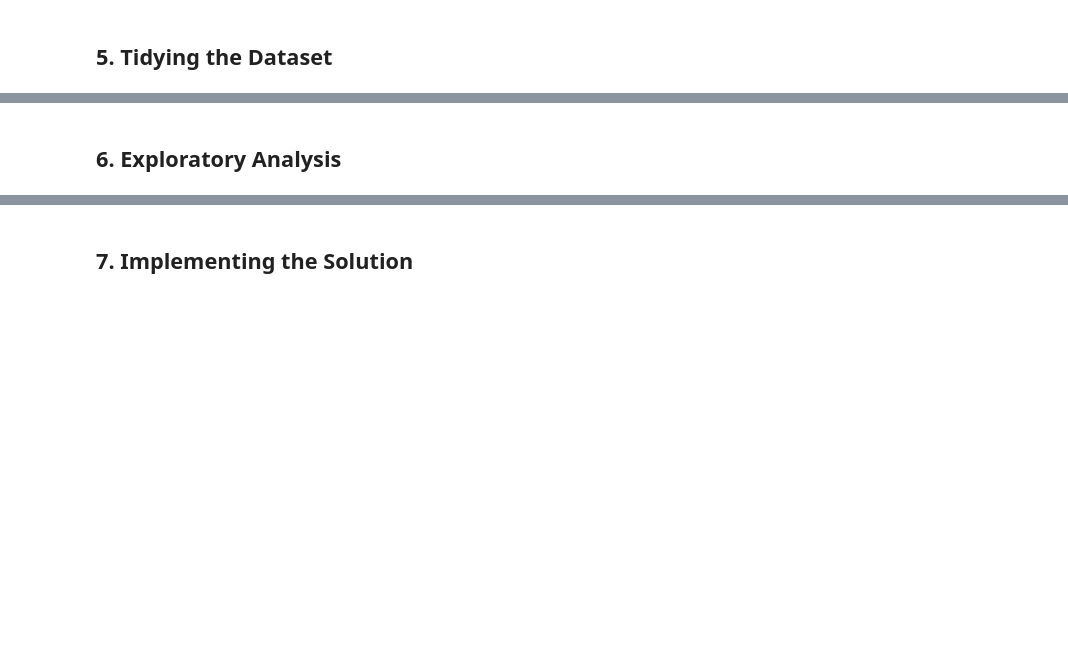
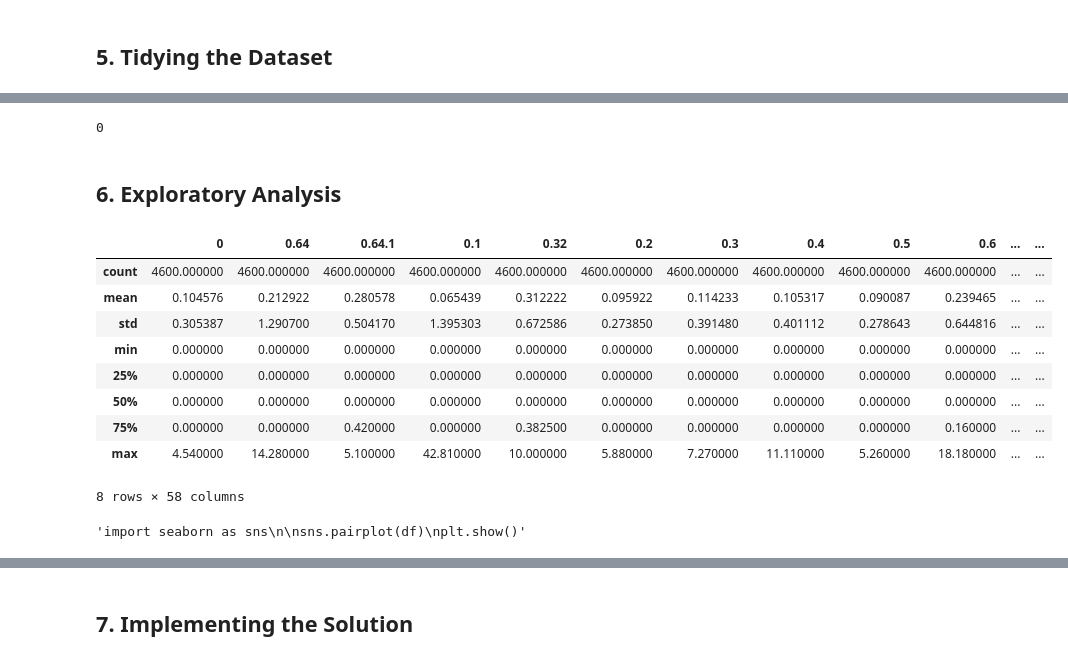
Before and after one commit to whiteroserobot/K-Nearest-Neighbours-KNN--and-naive-bayes--Exploratory-Data-Analysis, a Jupyter notebook: Naive_Bayes_Classifier_Exploratory_Data_Analysis.ipynb, the cells around one changed output, grey strips where cells are left out. Saved outputs shown, nothing was run; the diff lists cells and outputs as text; code cells hidden in the pictures; blank space fills up the shorter version.

```diff
--- a/Naive_Bayes_Classifier_Exploratory_Data_Analysis.ipynb
+++ b/Naive_Bayes_Classifier_Exploratory_Data_Analysis.ipynb
@@ -68,5 +192,31 @@ An example would be suppose that you're working with a dataset on the population
+# %%
+# confirming no missing values
+
+df.isnull().sum().sum()
+# %% [output]
+0
 # %% [markdown]
 ## 6. Exploratory Analysis
 # %%
 # Ploting the bivariate summaries and recording our observations
 #
+df.describe()
+# %% [output]
+|  | 0 | 0.64 | 0.64.1 | 0.1 | 0.32 | 0.2 | 0.3 | 0.4 | 0.5 | 0.6 | ... | ... |
+| count | 4600.000000 | 4600.000000 | 4600.000000 | 4600.000000 | 4600.000000 | 4600.000000 | 4600.000000 | 4600.000000 | 4600.000000 | 4600.000000 | ... | ... |
+| mean | 0.104576 | 0.212922 | 0.280578 | 0.065439 | 0.312222 | 0.095922 | 0.114233 | 0.105317 | 0.090087 | 0.239465 | ... | ... |
+| std | 0.305387 | 1.290700 | 0.504170 | 1.395303 | 0.672586 | 0.273850 | 0.391480 | 0.401112 | 0.278643 | 0.644816 | ... | ... |
+| min | 0.000000 | 0.000000 | 0.000000 | 0.000000 | 0.000000 | 0.000000 | 0.000000 | 0.000000 | 0.000000 | 0.000000 | ... | ... |
+| 25% | 0.000000 | 0.000000 | 0.000000 | 0.000000 | 0.000000 | 0.000000 | 0.000000 | 0.000000 | 0.000000 | 0.000000 | ... | ... |
+| 50% | 0.000000 | 0.000000 | 0.000000 | 0.000000 | 0.000000 | 0.000000 | 0.000000 | 0.000000 | 0.000000 | 0.000000 | ... | ... |
+| 75% | 0.000000 | 0.000000 | 0.420000 | 0.000000 | 0.382500 | 0.000000 | 0.000000 | 0.000000 | 0.000000 | 0.160000 | ... | ... |
+| max | 4.540000 | 14.280000 | 5.100000 | 42.810000 | 10.000000 | 5.880000 | 7.270000 | 11.110000 | 5.260000 | 18.180000 | ... | ... |
+8 rows × 58 columns
+# %%
+# pairplot
+'''import seaborn as sns
+
+sns.pairplot(df)
+plt.show()'''
+# %% [output]
+'import seaborn as sns\n\nsns.pairplot(df)\nplt.show()'
```
Also changed, not shown: parts of 33 cells of this notebook.
